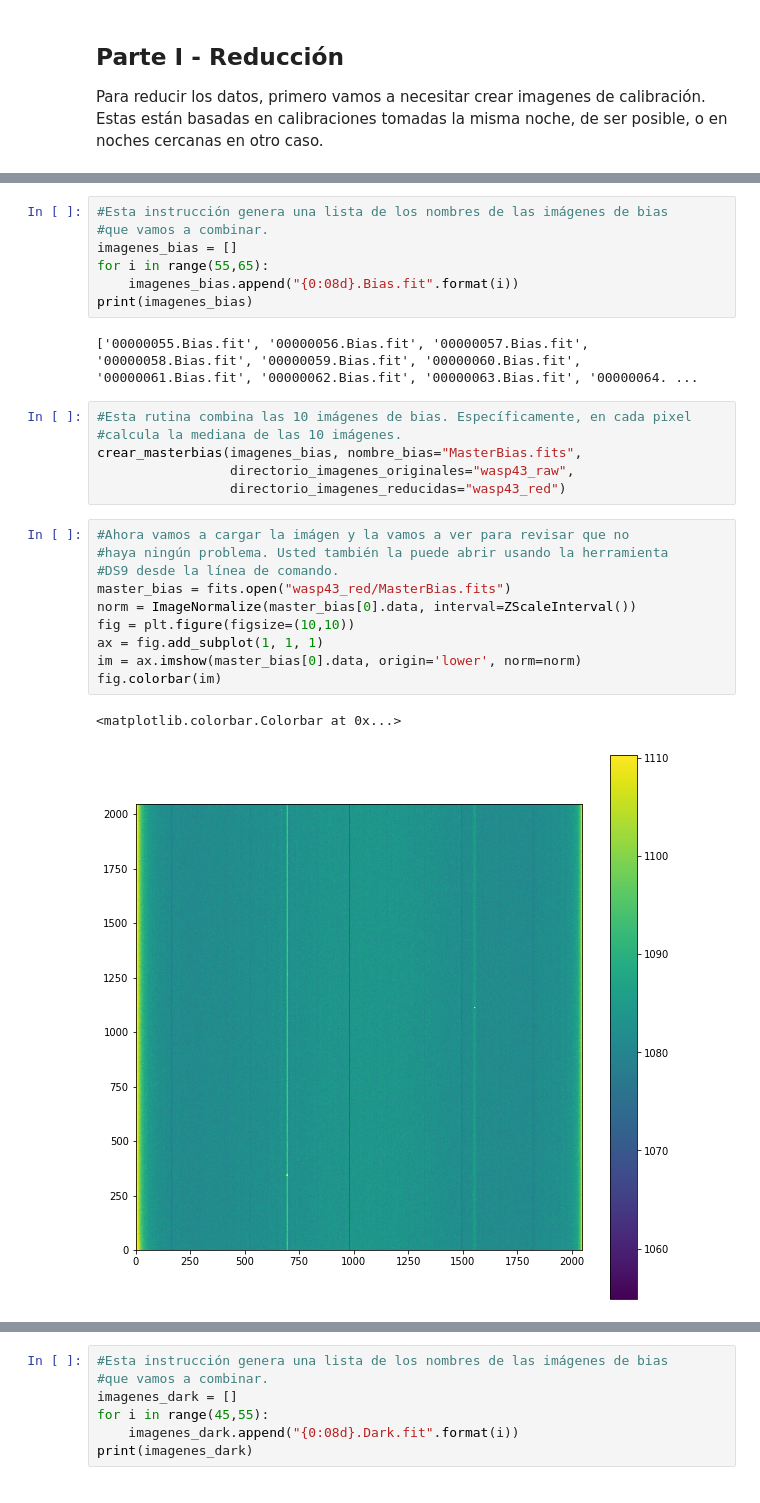
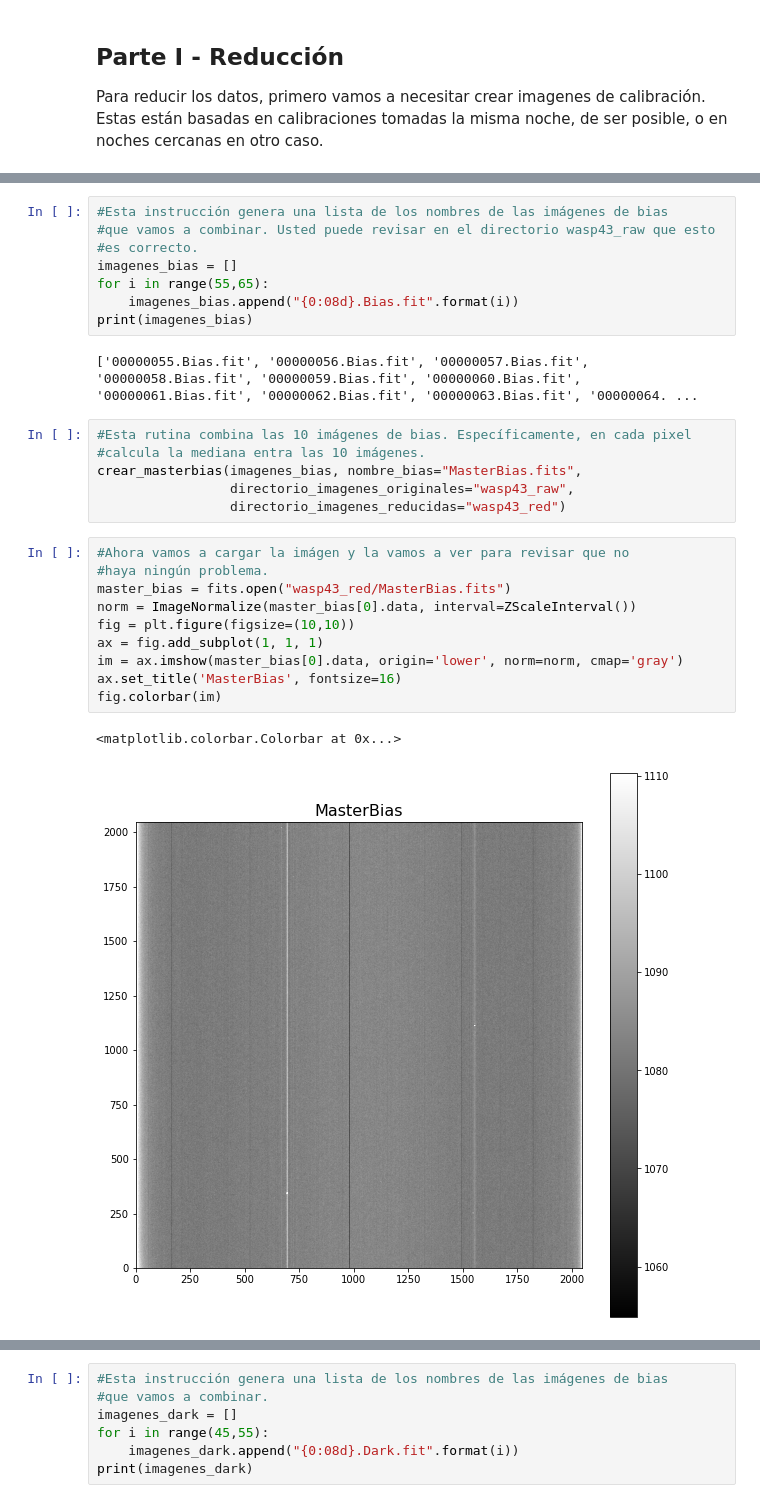
Before and after one commit to tanaxer01/DHA1001_Transito, a Jupyter notebook: Ejemplo WASP43.ipynb, the cells around one changed output, grey strips where cells are left out. Cells and saved outputs as stored; diff of their text form.

```diff
--- a/Ejemplo WASP43.ipynb
+++ b/Ejemplo WASP43.ipynb
@@ -39,6 +63,7 @@ Estas imagenes corresponden a las que tienen los números 55 a 64.
 # %%
 #Esta instrucción genera una lista de los nombres de las imágenes de bias
-#que vamos a combinar.
+#que vamos a combinar. Usted puede revisar en el directorio wasp43_raw que esto
+#es correcto.
 imagenes_bias = []
 for i in range(55,65):
     imagenes_bias.append("{0:08d}.Bias.fit".format(i))
@@ -47,23 +72,23 @@ print(imagenes_bias)
 ['00000055.Bias.fit', '00000056.Bias.fit', '00000057.Bias.fit', '00000058.Bias.fit', '00000059.Bias.fit', '00000060.Bias.fit', '00000061.Bias.fit', '00000062.Bias.fit', '00000063.Bias.fit', '00000064. ...
 # %%
 #Esta rutina combina las 10 imágenes de bias. Específicamente, en cada pixel
-#calcula la mediana de las 10 imágenes.
+#calcula la mediana entra las 10 imágenes.
 crear_masterbias(imagenes_bias, nombre_bias="MasterBias.fits",
                  directorio_imagenes_originales="wasp43_raw",
                  directorio_imagenes_reducidas="wasp43_red")
 # %%
 #Ahora vamos a cargar la imágen y la vamos a ver para revisar que no
-#haya ningún problema. Usted también la puede abrir usando la herramienta
-#DS9 desde la línea de comando.
+#haya ningún problema.
 master_bias = fits.open("wasp43_red/MasterBias.fits")
 norm = ImageNormalize(master_bias[0].data, interval=ZScaleInterval())
 fig = plt.figure(figsize=(10,10))
 ax = fig.add_subplot(1, 1, 1)
-im = ax.imshow(master_bias[0].data, origin='lower', norm=norm)
+im = ax.imshow(master_bias[0].data, origin='lower', norm=norm, cmap='gray')
+ax.set_title('MasterBias', fontsize=16)
 fig.colorbar(im)
 # %% [output]
 <matplotlib.colorbar.Colorbar at 0x...>
-[figure, old version]
+[figure, new version]
 # %% [markdown]
 #### b) Dark
 
```
Also changed, not shown: parts of 15 cells of this notebook.
